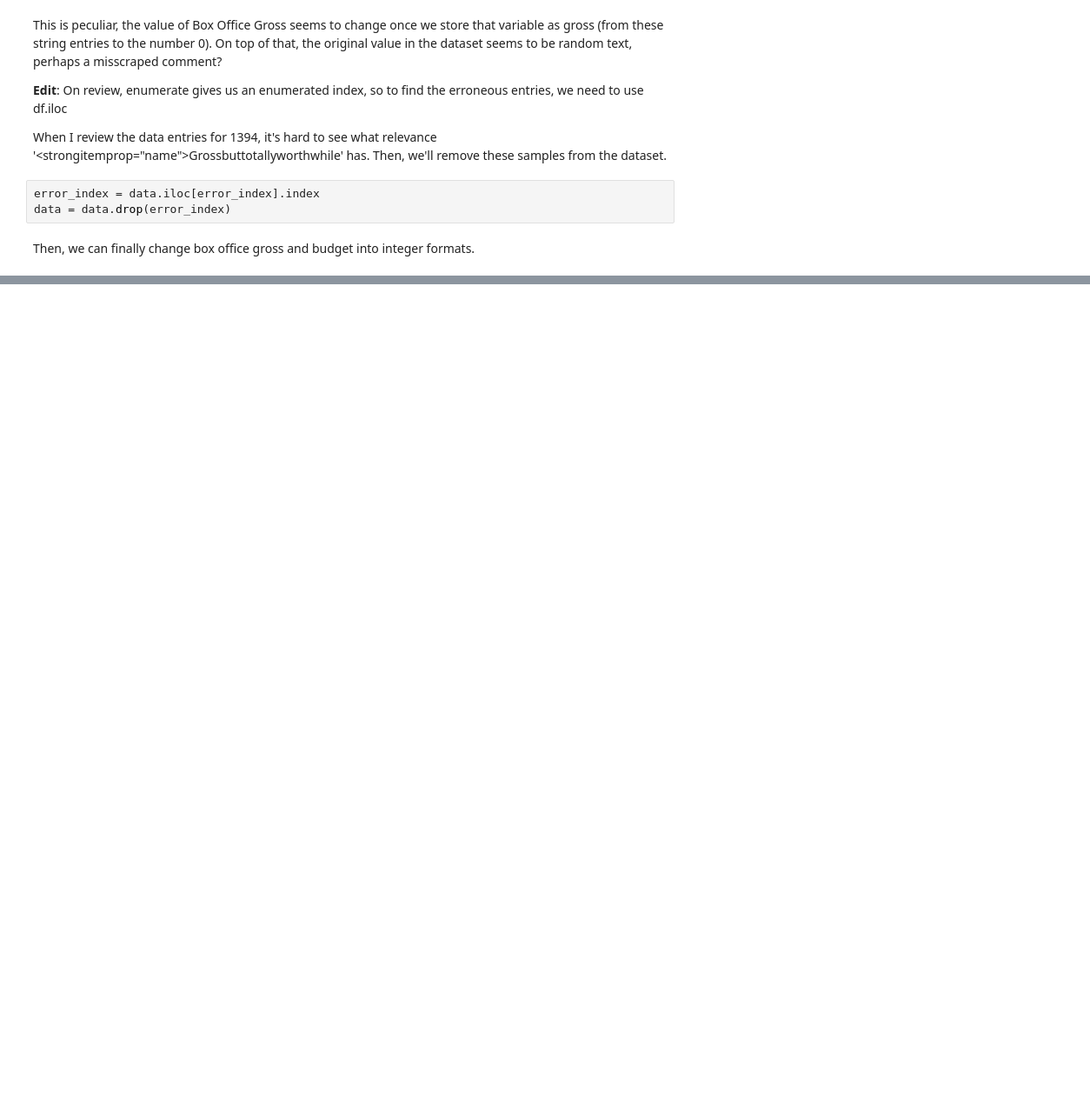
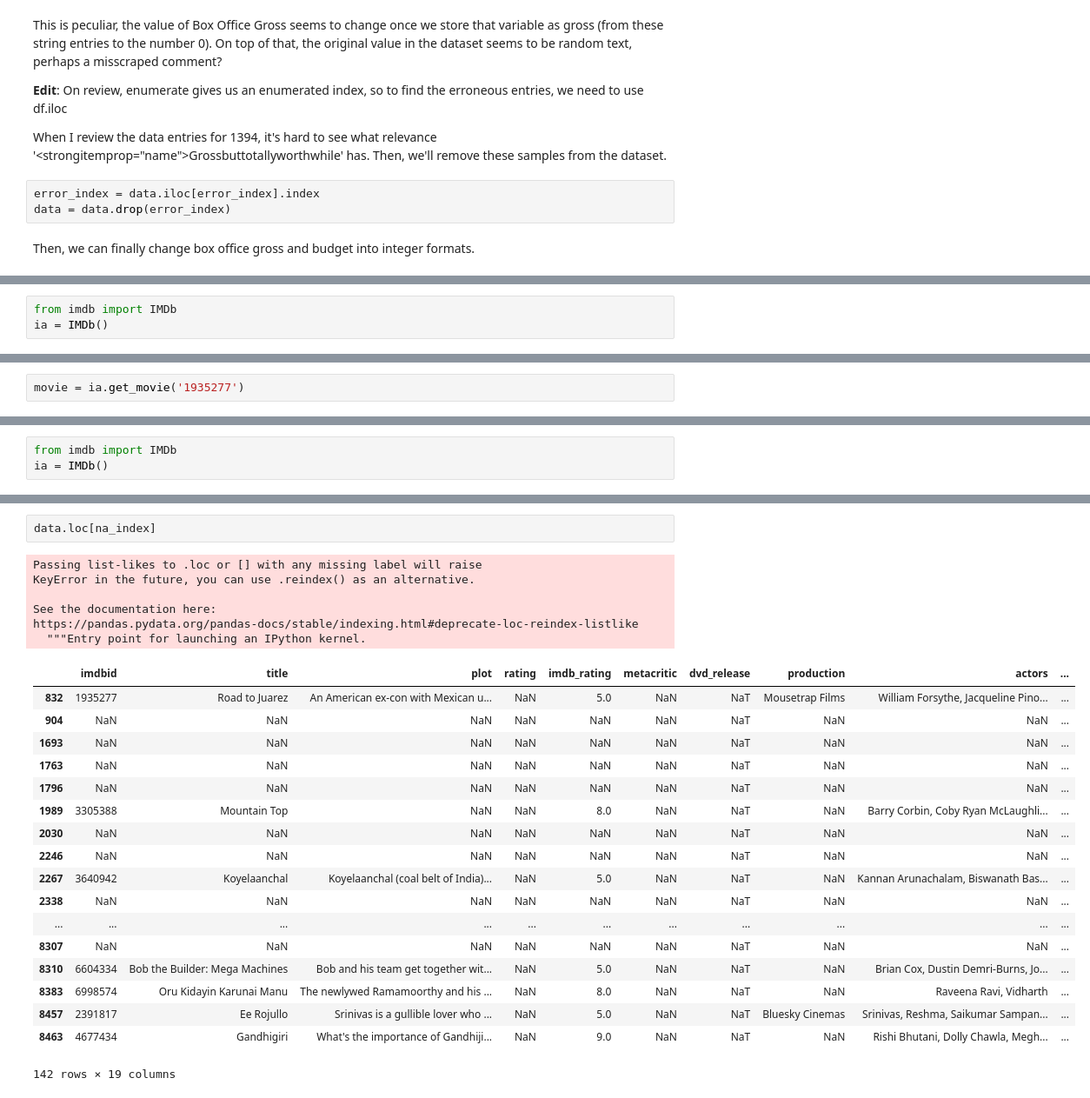
Before and after one commit to devinthai/NBCUniversal, a Jupyter notebook: Data Cleaning (revision 2).ipynb, the cells around one changed output, grey strips where cells are left out. Shown at 87% size. Drawn from its saved outputs; the diff is of its cells as text; blank space fills up the shorter version.

```diff
--- a/Data Cleaning (revision 2).ipynb
+++ b/Data Cleaning (revision 2).ipynb
@@ -349,0 +390,3 @@ memory usage: 1.3+ MB
+# %%
+from imdb import IMDb
+ia = IMDb()
@@ -349,0 +397,2 @@ memory usage: 1.3+ MB
+# %%
+movie = ia.get_movie('1935277')
@@ -349,0 +408,3 @@ memory usage: 1.3+ MB
+# %%
+from imdb import IMDb
+ia = IMDb()
@@ -349,0 +437,27 @@ memory usage: 1.3+ MB
+# %%
+data.loc[na_index]
+# %% [output]
+Passing list-likes to .loc or [] with any missing label will raise
+KeyError in the future, you can use .reindex() as an alternative.
+
+See the documentation here:
+https://pandas.pydata.org/pandas-docs/stable/indexing.html#deprecate-loc-reindex-listlike
+  """Entry point for launching an IPython kernel.
+|  | imdbid | title | plot | rating | imdb_rating | metacritic | dvd_release | production | actors | ... |
+| 832 | 1935277 | Road to Juarez | An American ex-con with Mexican u... | NaN | 5.0 | NaN | NaT | Mousetrap Films | William Forsythe, Jacqueline Pino... | ... |
+| 904 | NaN | NaN | NaN | NaN | NaN | NaN | NaT | NaN | NaN | ... |
+| 1693 | NaN | NaN | NaN | NaN | NaN | NaN | NaT | NaN | NaN | ... |
+| 1763 | NaN | NaN | NaN | NaN | NaN | NaN | NaT | NaN | NaN | ... |
+| 1796 | NaN | NaN | NaN | NaN | NaN | NaN | NaT | NaN | NaN | ... |
+| 1989 | 3305388 | Mountain Top | NaN | NaN | 8.0 | NaN | NaT | NaN | Barry Corbin, Coby Ryan McLaughli... | ... |
+| 2030 | NaN | NaN | NaN | NaN | NaN | NaN | NaT | NaN | NaN | ... |
+| 2246 | NaN | NaN | NaN | NaN | NaN | NaN | NaT | NaN | NaN | ... |
+| 2267 | 3640942 | Koyelaanchal | Koyelaanchal (coal belt of India)... | NaN | 5.0 | NaN | NaT | NaN | Kannan Arunachalam, Biswanath Bas... | ... |
+| 2338 | NaN | NaN | NaN | NaN | NaN | NaN | NaT | NaN | NaN | ... |
+| ... | ... | ... | ... | ... | ... | ... | ... | ... | ... | ... |
+| 8307 | NaN | NaN | NaN | NaN | NaN | NaN | NaT | NaN | NaN | ... |
+| 8310 | 6604334 | Bob the Builder: Mega Machines | Bob and his team get together wit... | NaN | 5.0 | NaN | NaT | NaN | Brian Cox, Dustin Demri-Burns, Jo... | ... |
+| 8383 | 6998574 | Oru Kidayin Karunai Manu | The newlywed Ramamoorthy and his ... | NaN | 8.0 | NaN | NaT | NaN | Raveena Ravi, Vidharth | ... |
+| 8457 | 2391817 | Ee Rojullo | Srinivas is a gullible lover who ... | NaN | 5.0 | NaN | NaT | Bluesky Cinemas | Srinivas, Reshma, Saikumar Sampan... | ... |
+| 8463 | 4677434 | Gandhigiri | What's the importance of Gandhiji... | NaN | 9.0 | NaN | NaT | NaN | Rishi Bhutani, Dolly Chawla, Megh... | ... |
+142 rows × 19 columns
```
Also changed, not shown: parts of 46 cells of this notebook.
